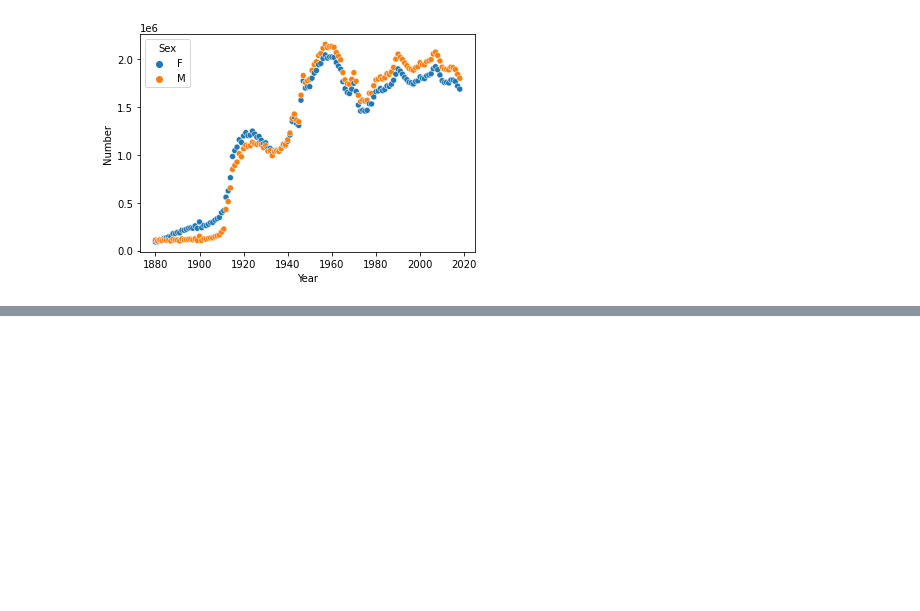
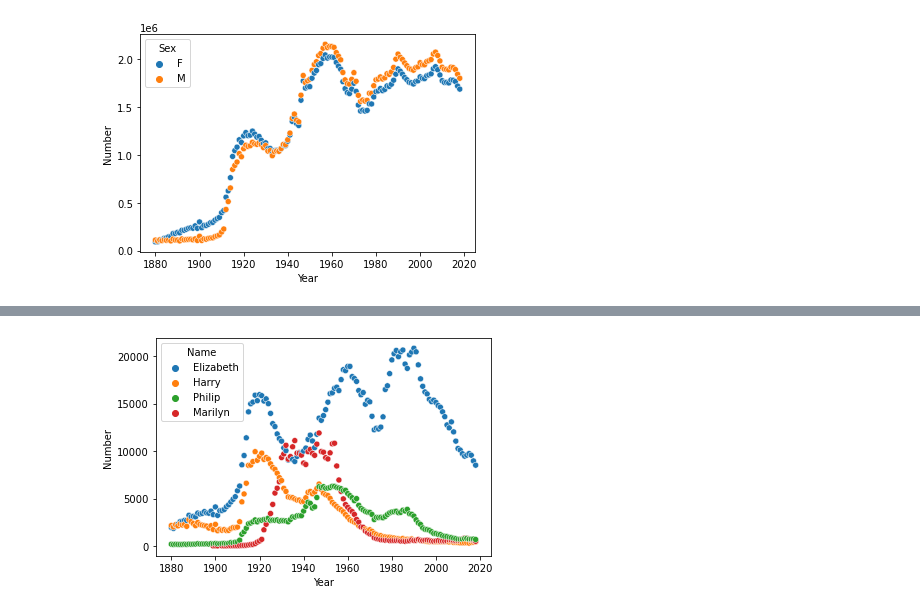
Before and after one commit to datacuriosity/MCI_Python_19S_Level_1, a Jupyter notebook: Assignments/Session_10/Hoang_Assignment_10.ipynb, the cells around one changed output, grey strips where cells are left out. Cells and saved outputs as stored; diff of their text form; code cells hidden in the pictures; blank space fills up the shorter version.

```diff
--- a/Assignments/Session_10/Hoang_Assignment_10.ipynb
+++ b/Assignments/Session_10/Hoang_Assignment_10.ipynb
@@ -29,8 +29,8 @@ def script_read_txt(year_from,year_to):
         next_year += 1
     return(data1)
 # %%
-test = script_read_txt(1880,2018)
-test
+Data_born = script_read_txt(1880,2018)
+Data_born
 # %% [output]
 |  | Name | Sex | Number | Year |
 | 0 | Mary | F | 7065 | 1880 |
@@ -68,3 +67,5 @@ data
 sns.scatterplot(data = data, x='Year', y= 'Number', hue = 'Sex');
 # %% [output]
 [figure]
+# %%
+Data_born.set_index('Name',inplace=True)
@@ -70,0 +90,6 @@ sns.scatterplot(data = data, x='Year', y= 'Number', hue = 'Sex');
+# %%
+No_born_by_name = Data_born.query("Name in ('Philip','Harry', 'Elizabeth', 'Marilyn')").groupby(['Year','Name']).Number.sum().to_frame()
+# %%
+sns.scatterplot(data=No_born_by_name,x='Year',y='Number',hue='Name');
+# %% [output]
+[figure, added]
```
Also changed, not shown: parts of 3 cells of this notebook.
